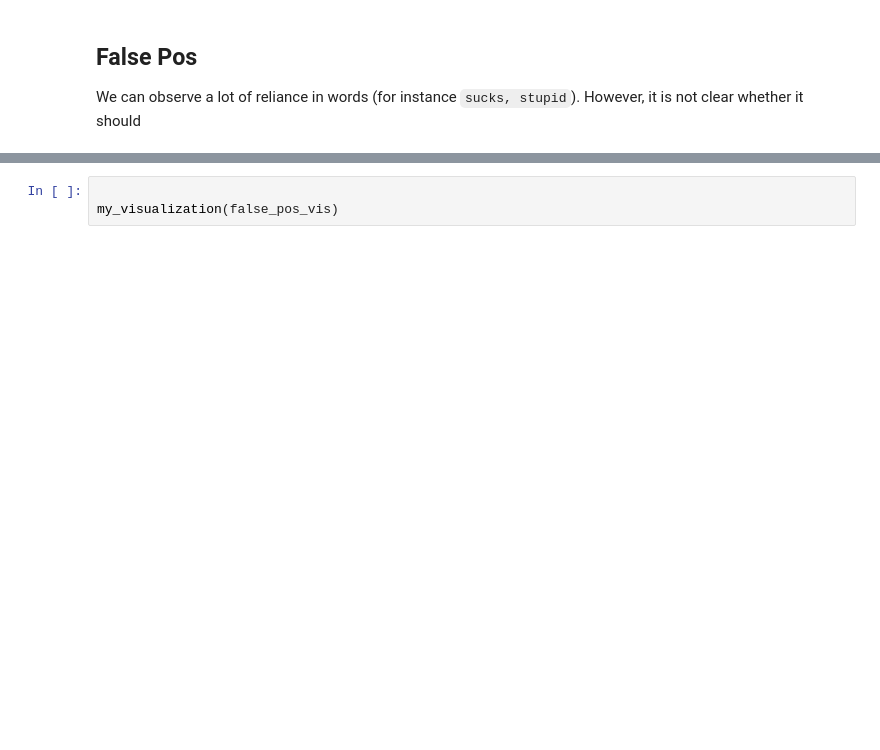
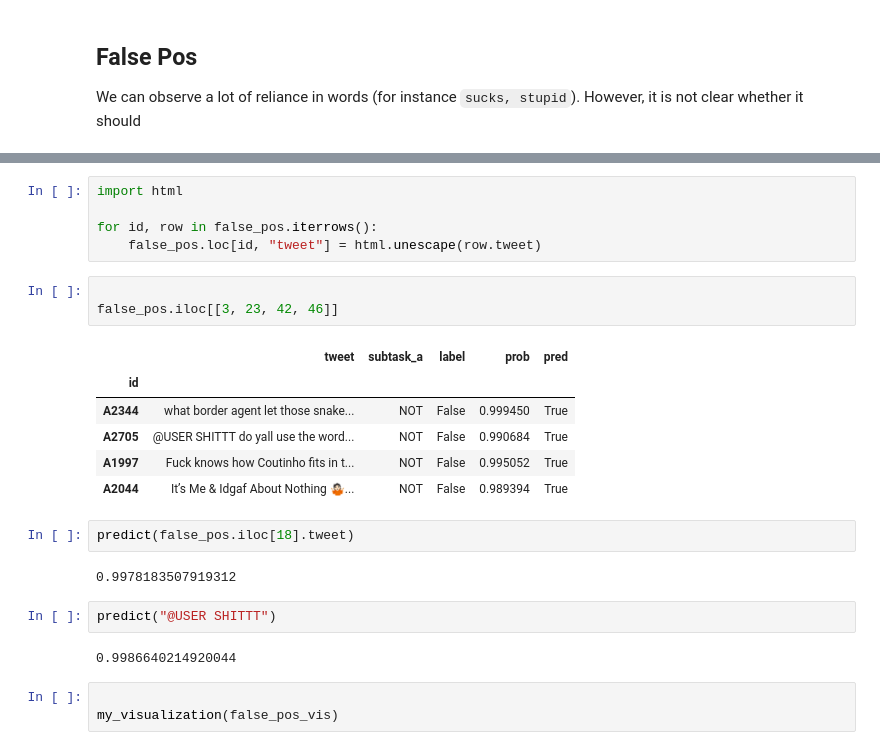
Before and after one commit to finiteautomata/offenseval2020, a Jupyter notebook: notebooks/Error Analysis.ipynb, the cells around one changed output, grey strips where cells are left out. Saved outputs shown, nothing was run; the diff lists cells and outputs as text; blank space fills up the shorter version.

```diff
--- a/notebooks/Error Analysis.ipynb
+++ b/notebooks/Error Analysis.ipynb
@@ -330,3 +394,26 @@ We can observe a lot of reliance in words (for instance `sucks, stupid`). Howeve
+# %%
+import html
+
+for id, row in false_pos.iterrows():
+    false_pos.loc[id, "tweet"] = html.unescape(row.tweet)
+# %%
+
+false_pos.iloc[[3, 23, 42, 46]]
+# %% [output]
+|  | tweet | subtask_a | label | prob | pred |
+| id |  |  |  |  |  |
+| A2344 | what border agent let those snake... | NOT | False | 0.999450 | True |
+| A2705 | @USER SHITTT do yall use the word... | NOT | False | 0.990684 | True |
+| A1997 | Fuck knows how Coutinho fits in t... | NOT | False | 0.995052 | True |
+| A2044 | It’s Me & Idgaf About Nothing 🤷🏻‍... | NOT | False | 0.989394 | True |
+# %%
+predict(false_pos.iloc[18].tweet)
+# %% [output]
+0.9978183507919312
+# %%
+predict("@USER SHITTT")
+# %% [output]
+0.9986640214920044
 # %%
 
 my_visualization(false_pos_vis)
```
Also changed, not shown: parts of 27 cells of this notebook, 1 other file.
